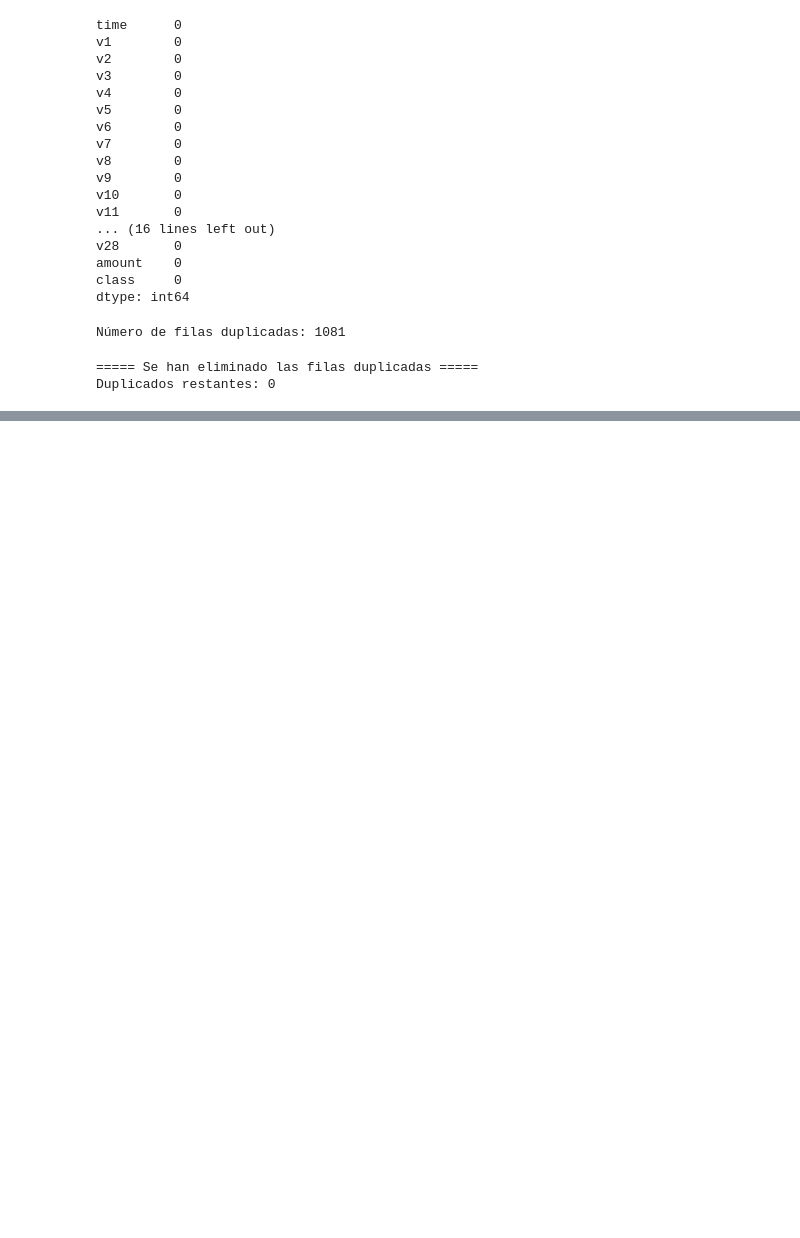
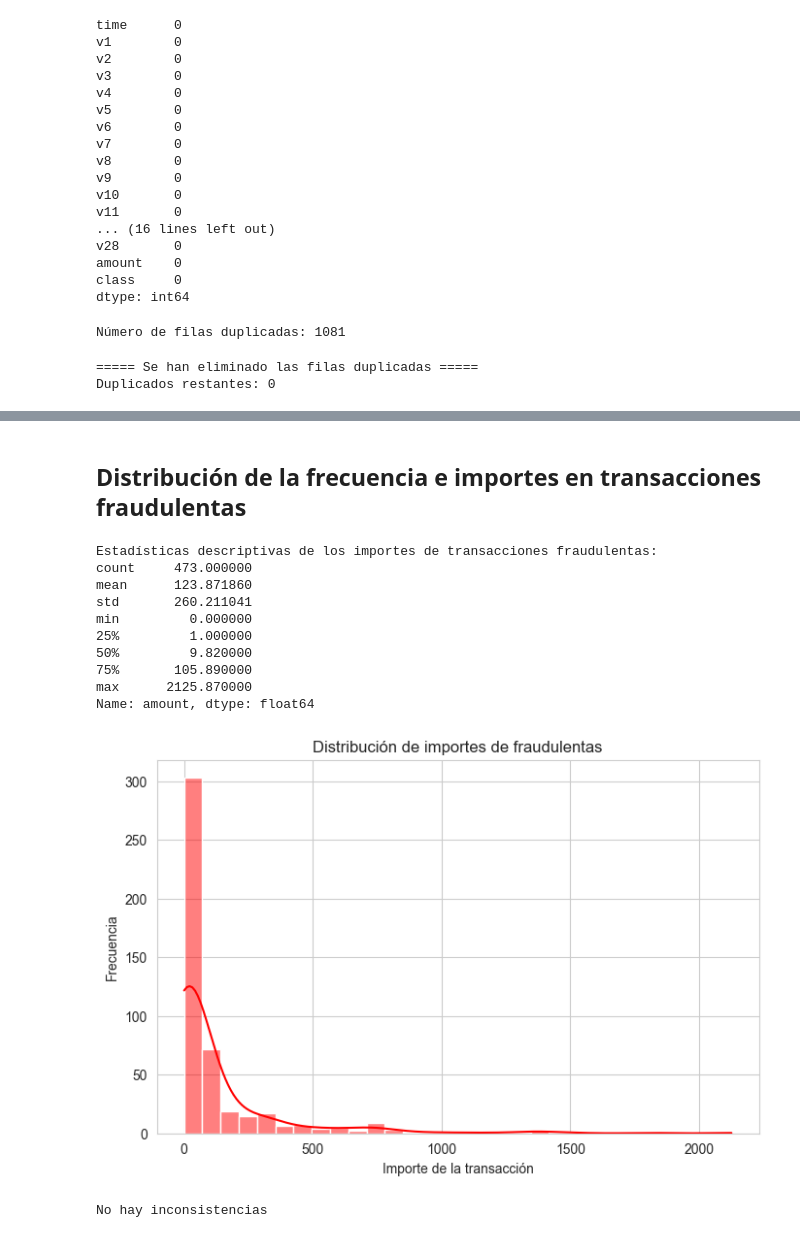
Before and after one commit to Rubenjme/Financiero_NiFi, a Jupyter notebook: EDA.ipynb, the cells around one changed output, grey strips where cells are left out. Saved outputs shown, nothing was run; the diff lists cells and outputs as text; code cells hidden in the pictures; blank space fills up the shorter version.

```diff
--- a/EDA.ipynb
+++ b/EDA.ipynb
@@ -129,0 +156,39 @@ Duplicados restantes: 0
+# %% [markdown]
+## **Distribución de la frecuencia e importes en transacciones fraudulentas**
+# %%
+# Filtro las transacciones fraudulentas (Class = 1)
+fraudulent_transactions = df[df['class'] == 1]
+
+# Muestro un resumen de los importes de transacciones fraudulentas
+print("Estadísticas descriptivas de los importes de transacciones fraudulentas:")
+print(fraudulent_transactions['amount'].describe())
+
+# Creo un histograma para la distribución de los importes
+plt.figure(figsize=(8, 5))
+sns.histplot(fraudulent_transactions['amount'], bins=30, kde=True, color='red')
+plt.title('Distribución de importes de fraudulentas')
+plt.xlabel('Importe de la transacción')
+plt.ylabel('Frecuencia')
+plt.show()
+# %% [output]
+Estadísticas descriptivas de los importes de transacciones fraudulentas:
+count     473.000000
+mean      123.871860
+std       260.211041
+min         0.000000
+25%         1.000000
+50%         9.820000
+75%       105.890000
+max      2125.870000
+Name: amount, dtype: float64
+[figure, added]
+# %%
+# Reviso si hay valores no numéricos en columnas numéricas
+for col in df.columns:
+    if df[col].dtype == object:      # Si hay valores tipo texto en una columna numérica
+        print(f"Problema en la columna: {col}")
+        print(df[col].unique()[:5])  # Muestro los primeros valores diferentes
+
+print("No hay inconsistencias")
+# %% [output]
+No hay inconsistencias
```
Also changed, not shown: parts of 2 cells of this notebook.
